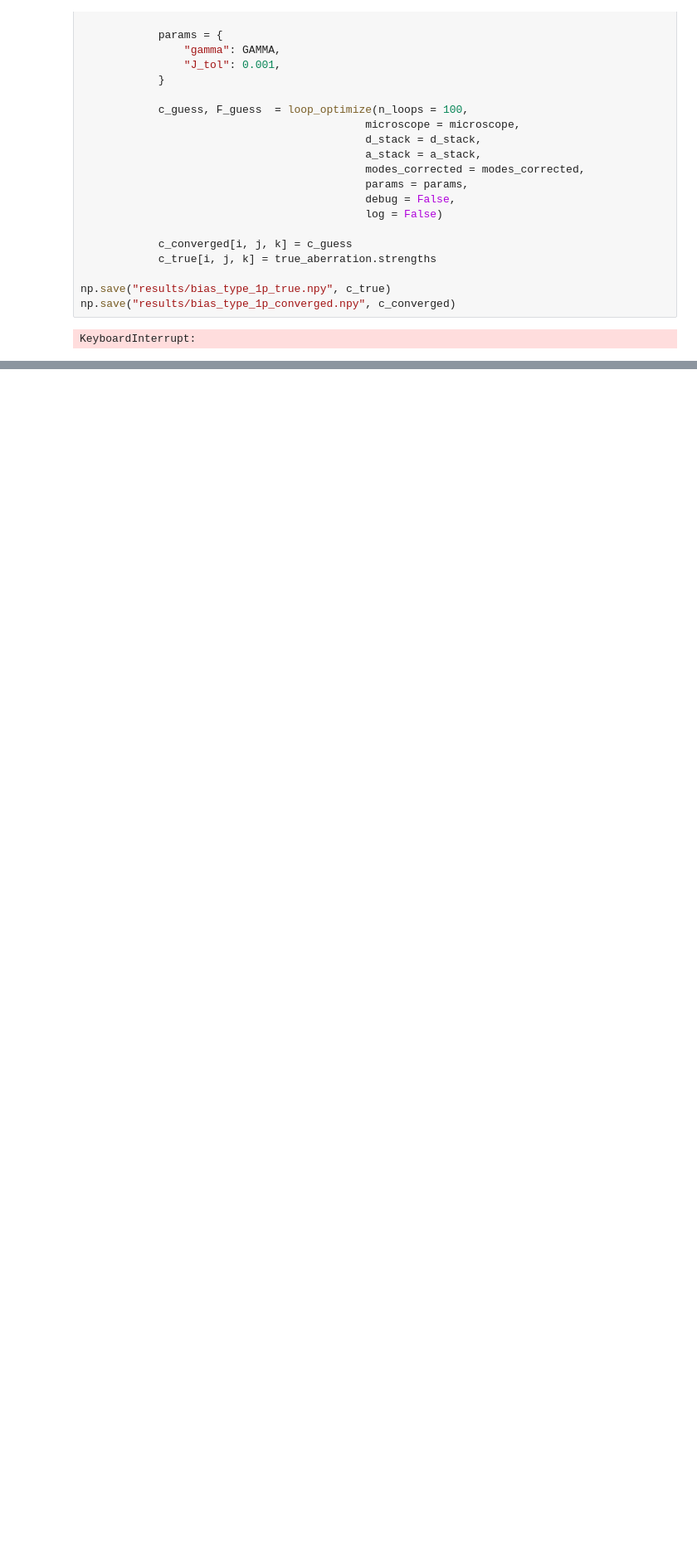
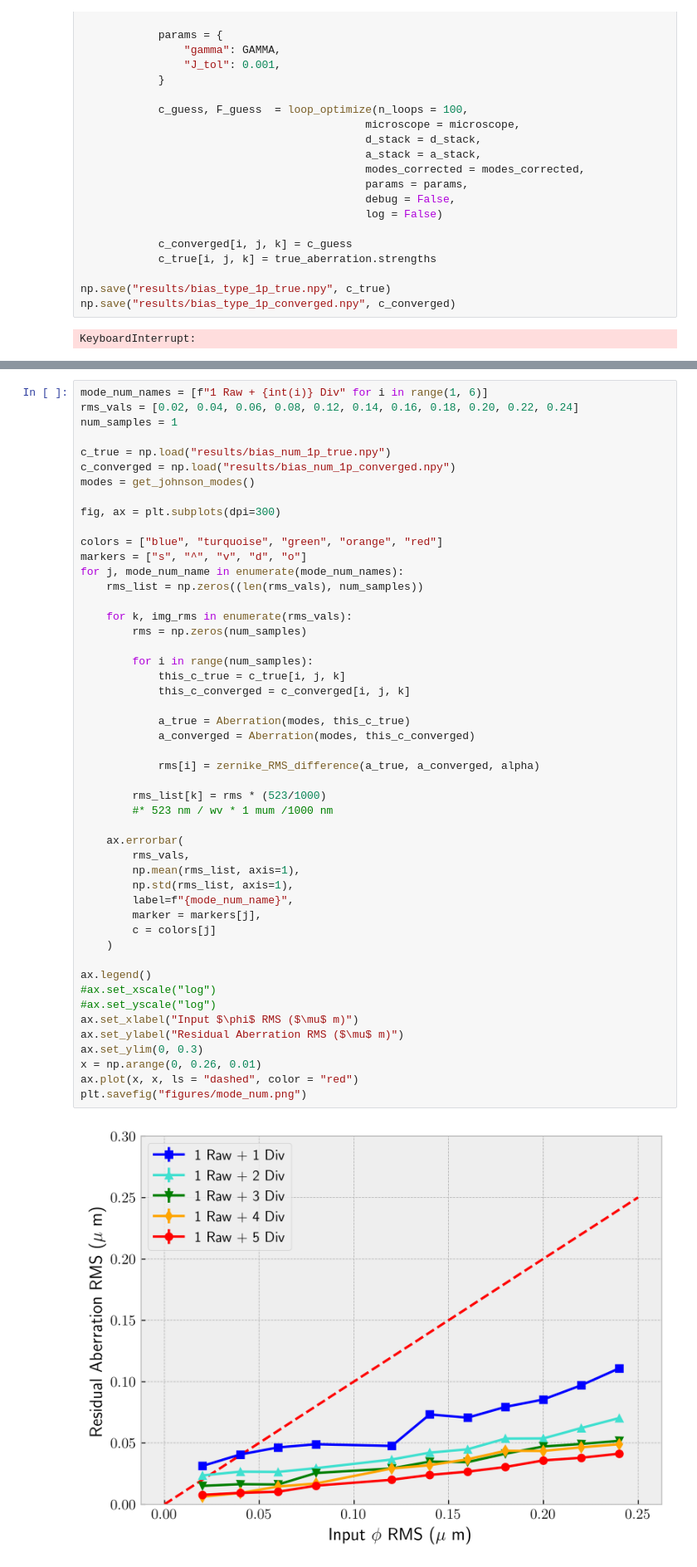
Before and after one commit to maxw179/summer_2026_lab, a Jupyter notebook: reproduce_johnson/reproduce_1p.ipynb, the cells around one changed output, grey strips where cells are left out. Shown at 83% size. Saved outputs shown, nothing was run; the diff lists cells and outputs as text; blank space fills up the shorter version.

```diff
--- a/reproduce_johnson/reproduce_1p.ipynb
+++ b/reproduce_johnson/reproduce_1p.ipynb
@@ -437,3 +433,54 @@ for i in range(num_samples):
 
 np.save("results/bias_num_1p_true.npy", c_true)
 np.save("results/bias_num_1p_converged.npy", c_converged)
+# %%
+mode_num_names = [f"1 Raw + {int(i)} Div" for i in range(1, 6)]
+rms_vals = [0.02, 0.04, 0.06, 0.08, 0.12, 0.14, 0.16, 0.18, 0.20, 0.22, 0.24]
+num_samples = 1
+
+c_true = np.load("results/bias_num_1p_true.npy")
+c_converged = np.load("results/bias_num_1p_converged.npy")
+modes = get_johnson_modes()
+
+fig, ax = plt.subplots(dpi=300)
+
+colors = ["blue", "turquoise", "green", "orange", "red"]
+markers = ["s", "^", "v", "d", "o"]
+for j, mode_num_name in enumerate(mode_num_names):
+    rms_list = np.zeros((len(rms_vals), num_samples))
+
+    for k, img_rms in enumerate(rms_vals):
+        rms = np.zeros(num_samples)
+
+        for i in range(num_samples):
+            this_c_true = c_true[i, j, k]
+            this_c_converged = c_converged[i, j, k]
+
+            a_true = Aberration(modes, this_c_true)
+            a_converged = Aberration(modes, this_c_converged)
+
+            rms[i] = zernike_RMS_difference(a_true, a_converged, alpha)
+
+        rms_list[k] = rms * (523/1000)
+        #* 523 nm / wv * 1 mum /1000 nm
+
+    ax.errorbar(
+        rms_vals,
+        np.mean(rms_list, axis=1),
+        np.std(rms_list, axis=1),
+        label=f"{mode_num_name}",
+        marker = markers[j],
+        c = colors[j]
+    )
+
+ax.legend()
+#ax.set_xscale("log")
+#ax.set_yscale("log")
+ax.set_xlabel("Input $\phi$ RMS ($\mu$ m)")
+ax.set_ylabel("Residual Aberration RMS ($\mu$ m)")
+ax.set_ylim(0, 0.3)
+x = np.arange(0, 0.26, 0.01)
+ax.plot(x, x, ls = "dashed", color = "red")
+plt.savefig("figures/mode_num.png")
+# %% [output]
+[figure, added]
```
Also changed, not shown: parts of 1 cell of this notebook, 5 other files.
